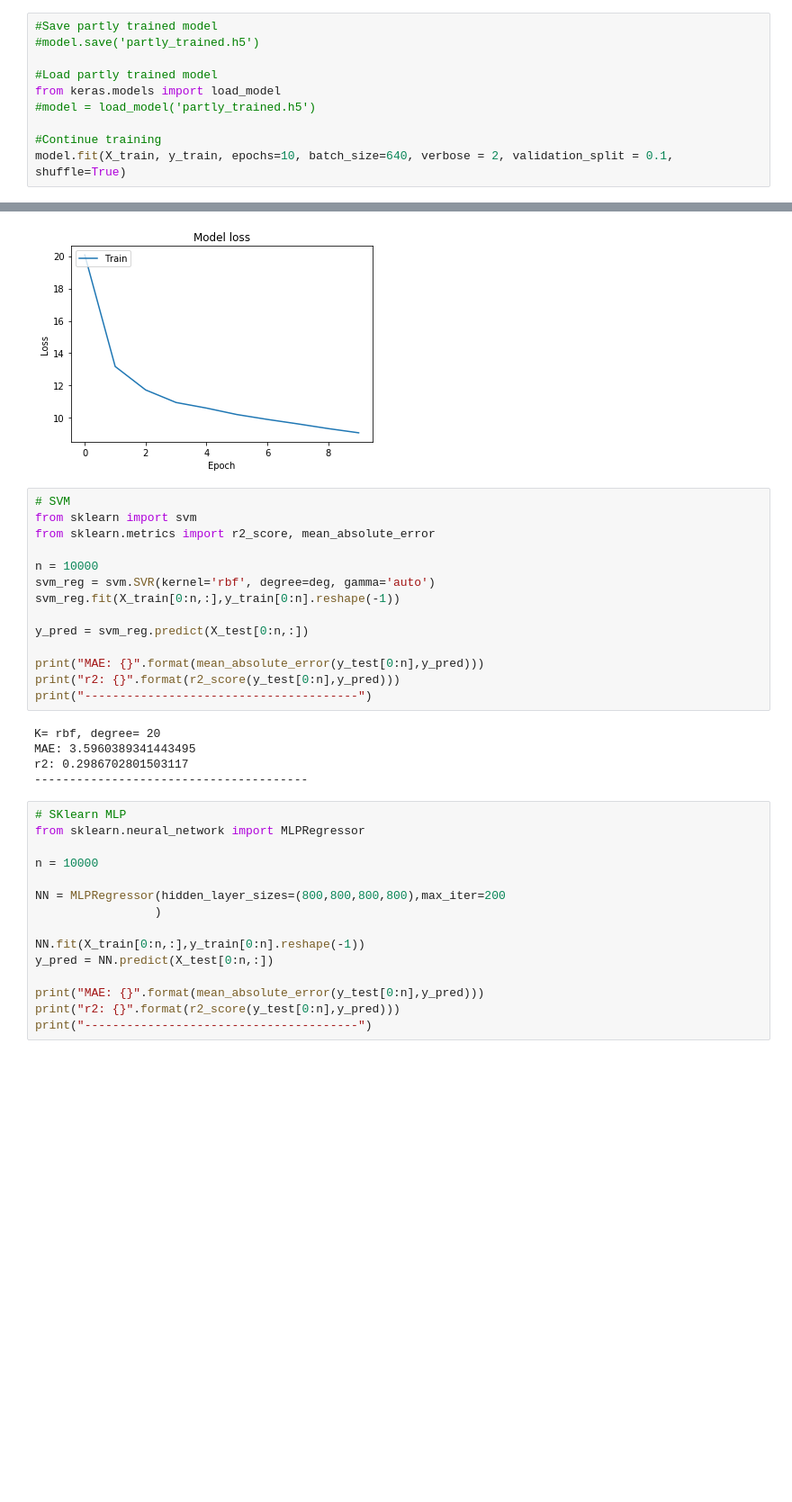
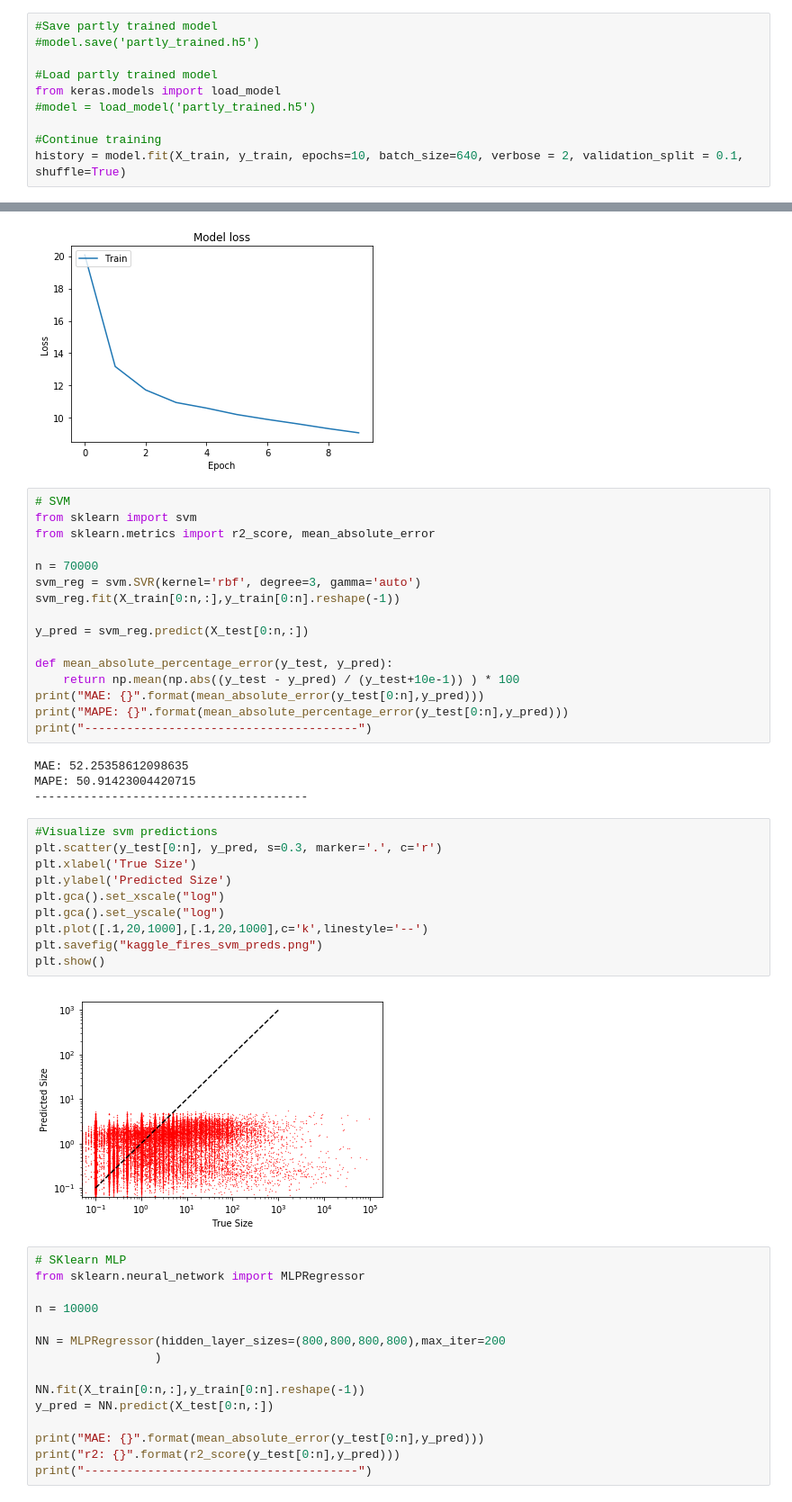
Before and after one commit to benkmoore/Wildfires, a Jupyter notebook: KaggleDataset_Apps.ipynb, the cells around one changed output, grey strips where cells are left out. Shown at 90% size. Saved outputs shown, nothing was run; the diff lists cells and outputs as text; blank space fills up the shorter version.

```diff
--- a/KaggleDataset_Apps.ipynb
+++ b/KaggleDataset_Apps.ipynb
@@ -161,7 +160,7 @@ from keras.models import load_model
 #model = load_model('partly_trained.h5')
 
 #Continue training
-model.fit(X_train, y_train, epochs=10, batch_size=640, verbose = 2, validation_split = 0.1, shuffle=True)
+history = model.fit(X_train, y_train, epochs=10, batch_size=640, verbose = 2, validation_split = 0.1, shuffle=True)
 # %% [output]
 Train on 1523176 samples, validate on 169242 samples
 Epoch 1/10
@@ -229,20 +228,33 @@ plt.show()
 from sklearn import svm
 from sklearn.metrics import r2_score, mean_absolute_error
 
-n = 10000
-svm_reg = svm.SVR(kernel='rbf', degree=deg, gamma='auto')
+n = 70000
+svm_reg = svm.SVR(kernel='rbf', degree=3, gamma='auto')
 svm_reg.fit(X_train[0:n,:],y_train[0:n].reshape(-1))
 
 y_pred = svm_reg.predict(X_test[0:n,:])
 
+def mean_absolute_percentage_error(y_test, y_pred):
+    return np.mean(np.abs((y_test - y_pred) / (y_test+10e-1)) ) * 100
 print("MAE: {}".format(mean_absolute_error(y_test[0:n],y_pred)))
-print("r2: {}".format(r2_score(y_test[0:n],y_pred)))
+print("MAPE: {}".format(mean_absolute_percentage_error(y_test[0:n],y_pred)))
 print("---------------------------------------")
 # %% [output]
-K= rbf, degree= 20
-MAE: 3.5960389341443495
-r2: 0.2986702801503117
+MAE: 52.25358612098635
+MAPE: 50.91423004420715
 ---------------------------------------
+# %%
+#Visualize svm predictions
+plt.scatter(y_test[0:n], y_pred, s=0.3, marker='.', c='r')
+plt.xlabel('True Size')
+plt.ylabel('Predicted Size')
+plt.gca().set_xscale("log")
+plt.gca().set_yscale("log")
+plt.plot([.1,20,1000],[.1,20,1000],c='k',linestyle='--')
+plt.savefig("kaggle_fires_svm_preds.png")
+plt.show()
+# %% [output]
+[figure, added]
 # %%
 # SKlearn MLP
 from sklearn.neural_network import MLPRegressor
```
Also changed, not shown: parts of 11 cells of this notebook, 2 other files.
